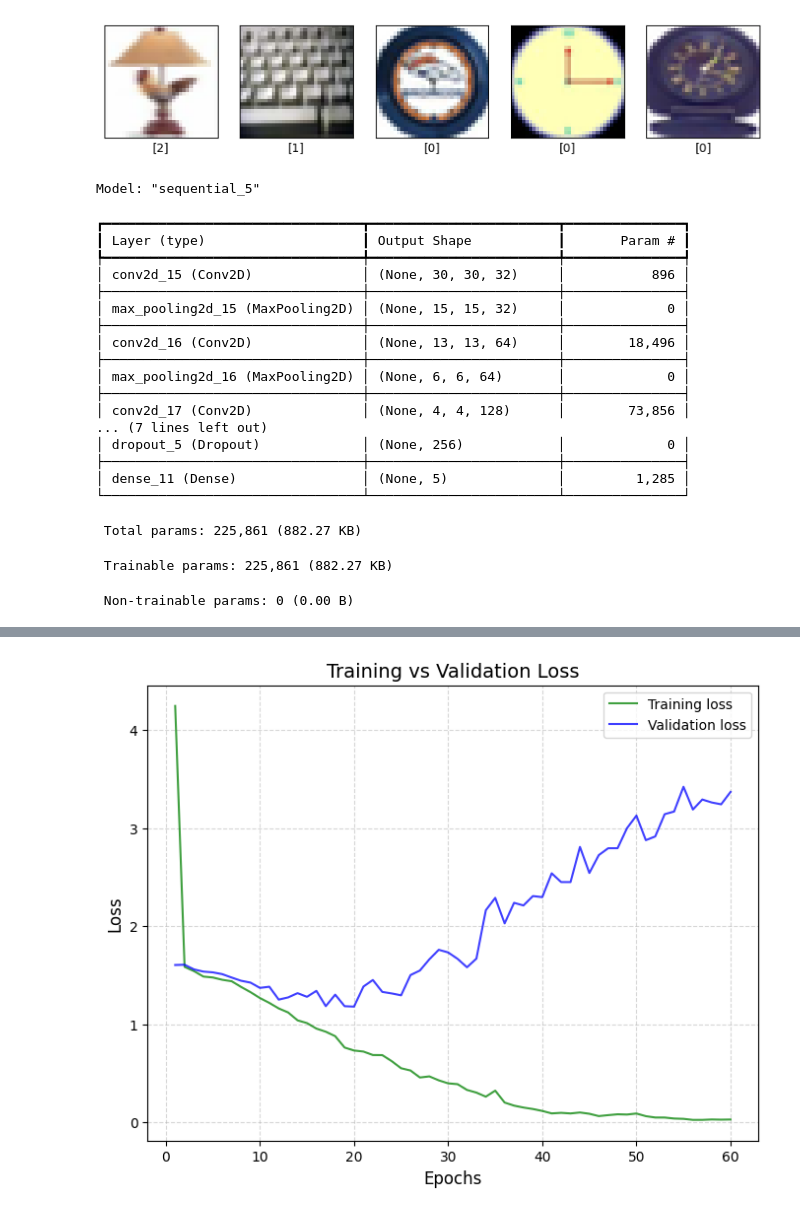
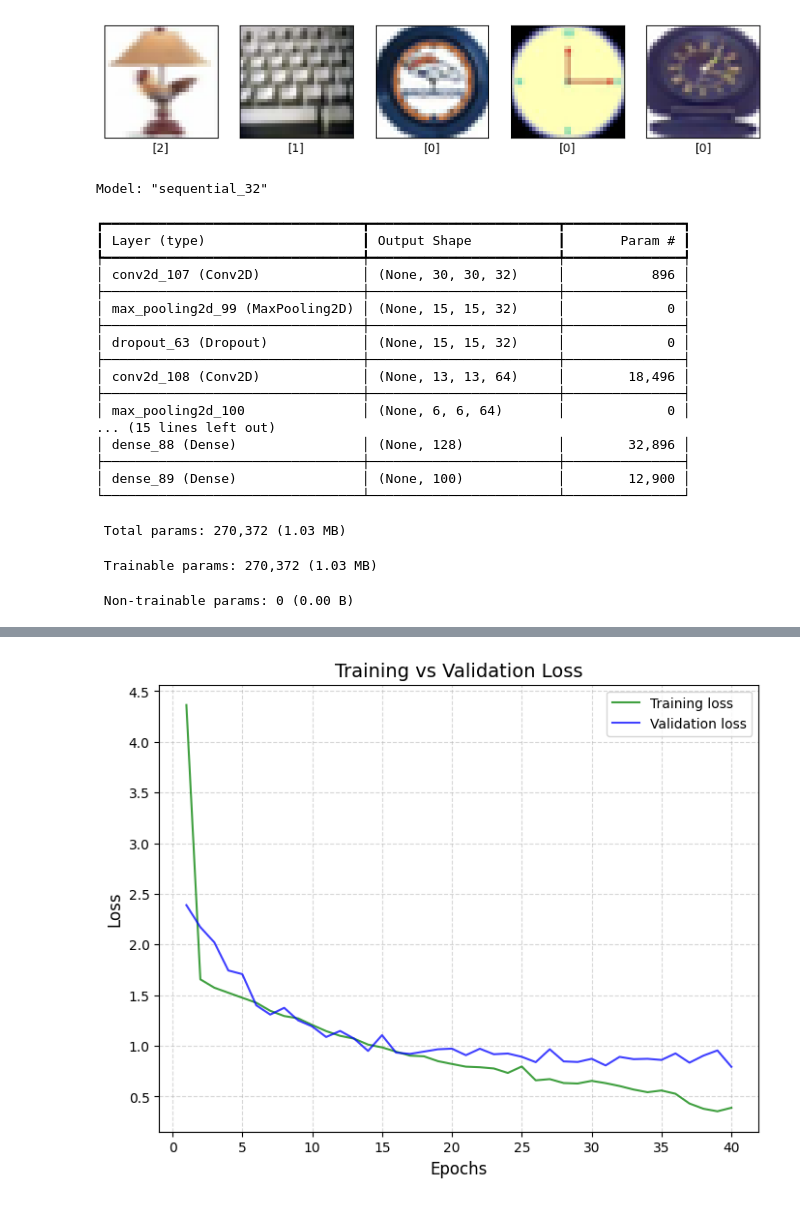
Before and after one commit to Bulalorde/EMERGING-TECH, a Jupyter notebook: group_6.ipynb, the cells around one changed output, grey strips where cells are left out. Cells and saved outputs as stored; diff of their text form; code cells hidden in the pictures.

Commit message:
improved accuracy up to 70%

```diff
--- a/group_6.ipynb
+++ b/group_6.ipynb
@@ -95,33 +95,66 @@ for i in range(5):
 # %% [output]
 [figure]
 # %%
-model = tf.keras.Sequential([
+# model = tf.keras.Sequential([
+#     # Conv2D(32, kernel_size=(3, 3), activation='relu', input_shape=(32, 32, 3)),
+#     # MaxPooling2D(pool_size=(2, 2)),
+
+#     # Conv2D(64, kernel_size=(3, 3), activation='relu'),
+#     # MaxPooling2D(pool_size=(2, 2)),
+
+#     # Conv2D(128, kernel_size=(3, 3), activation='relu'),
+#     # MaxPooling2D(pool_size=(2, 2)),
+
+#     # Flatten(),
+#     # Dense(256, activation='relu'),
+#     # Dropout(0.6),  # Helps prevent overfitting
+#     # Dense(len(uniq_fineClass), activation='softmax')
+#     Conv2D(32, 3, 1, activation='relu', input_shape = (32,32,3)),
+#     Conv2D(64, 3, 1, activation='relu'),
+#     Conv2D(128, 3, 1, activation='relu'),
+#     Flatten(),
+#     Dense(256, activation='relu'),
+#     Dropout(0.6),  # Helps prevent overfitting
+#     Dense(len(uniq_fineClass), activation='softmax')
+# ])
+
+model = keras.Sequential([
     Conv2D(32, kernel_size=(3, 3), activation='relu', input_shape=(32, 32, 3)),
     MaxPooling2D(pool_size=(2, 2)),
+    Dropout(0.25),
 
     Conv2D(64, kernel_size=(3, 3), activation='relu'),
     MaxPooling2D(pool_size=(2, 2)),
+    Dropout(0.25),
 
     Conv2D(128, kernel_size=(3, 3), activation='relu'),
     MaxPooling2D(pool_size=(2, 2)),
+    Dropout(0.25),
 
     Flatten(),
     Dense(256, activation='relu'),
-    Dropout(0.6),  # Helps prevent overfitting
-    Dense(len(uniq_fineClass), activation='softmax')
+    Dense(128, activation='relu'),
+    Dense(100, activation='softmax')
 ])
 
 
 model.summary()
 
+# model.compile(optimizer='adam',
+#               loss='categorical_crossentropy',
+#               metrics=['accuracy'])
+
+
 model.compile(optimizer='adam',
               loss='sparse_categorical_crossentropy',
-              metrics=[tf.keras.metrics.SparseCategoricalAccuracy()])
+              metrics=['sparse_categorical_accuracy']
+)
 
 lr_scheduler = ReduceLROnPlateau(monitor='val_loss', patience=5, factor=0.5, verbose=1)
 early_stopping = EarlyStopping(monitor='val_loss', patience=10, restore_best_weights=True, verbose=1)
 
-metricInfo = model.fit(train_images, train_labels, epochs=65, validation_split=0.1, callbacks=[lr_scheduler, early_stopping])
+metricInfo = model.fit(train_images, train_labels, epochs=40, validation_split=0.1, callbacks=[lr_scheduler, early_stopping])
+# metricInfo = model.fit(train_images, train_labels, epochs=30, validation_split=0.1, batch_size=64)
 
 loss = metricInfo.history['loss']
 val_loss = metricInfo.history['val_loss']
@@ -137,24 +170,24 @@ plt.legend()
 plt.grid(True, linestyle="--", alpha=0.5)
 plt.show()
 # %% [output]
-Model: "sequential_5"
+Model: "sequential_32"
 ┏━━━━━━━━━━━━━━━━━━━━━━━━━━━━━━━━━┳━━━━━━━━━━━━━━━━━━━━━━━━┳━━━━━━━━━━━━━━━┓
 ┃ Layer (type)                    ┃ Output Shape           ┃       Param # ┃
 ┡━━━━━━━━━━━━━━━━━━━━━━━━━━━━━━━━━╇━━━━━━━━━━━━━━━━━━━━━━━━╇━━━━━━━━━━━━━━━┩
-│ conv2d_15 (Conv2D)              │ (None, 30, 30, 32)     │           896 │
+│ conv2d_107 (Conv2D)             │ (None, 30, 30, 32)     │           896 │
 ├─────────────────────────────────┼────────────────────────┼───────────────┤
-│ max_pooling2d_15 (MaxPooling2D) │ (None, 15, 15, 32)     │             0 │
+│ max_pooling2d_99 (MaxPooling2D) │ (None, 15, 15, 32)     │             0 │
 ├─────────────────────────────────┼────────────────────────┼───────────────┤
-│ conv2d_16 (Conv2D)              │ (None, 13, 13, 64)     │        18,496 │
+│ dropout_63 (Dropout)            │ (None, 15, 15, 32)     │             0 │
 ├─────────────────────────────────┼────────────────────────┼───────────────┤
-│ max_pooling2d_16 (MaxPooling2D) │ (None, 6, 6, 64)       │             0 │
+│ conv2d_108 (Conv2D)             │ (None, 13, 13, 64)     │        18,496 │
 ├─────────────────────────────────┼────────────────────────┼───────────────┤
-│ conv2d_17 (Conv2D)              │ (None, 4, 4, 128)      │        73,856 │
-... (7 lines left out)
-│ dropout_5 (Dropout)             │ (None, 256)            │             0 │
+│ max_pooling2d_100               │ (None, 6, 6, 64)       │             0 │
+... (15 lines left out)
+│ dense_88 (Dense)                │ (None, 128)            │        32,896 │
 ├─────────────────────────────────┼────────────────────────┼───────────────┤
-│ dense_11 (Dense)                │ (None, 5)              │         1,285 │
+│ dense_89 (Dense)                │ (None, 100)            │        12,900 │
 └─────────────────────────────────┴────────────────────────┴───────────────┘
- Total params: 225,861 (882.27 KB)
+ Total params: 270,372 (1.03 MB)
- Trainable params: 225,861 (882.27 KB)
+ Trainable params: 270,372 (1.03 MB)
  Non-trainable params: 0 (0.00 B)
@@ -178,4 +211,4 @@ Restoring model weights from the end of the best epoch: 20.
-[figure, old version]
+[figure, new version]
 # %%
 # Test the model
 str_class = ['clock', 'computer keyboard', 'lamp', 'telephone', 'television']
```
Also changed, not shown: parts of 4 cells of this notebook.
